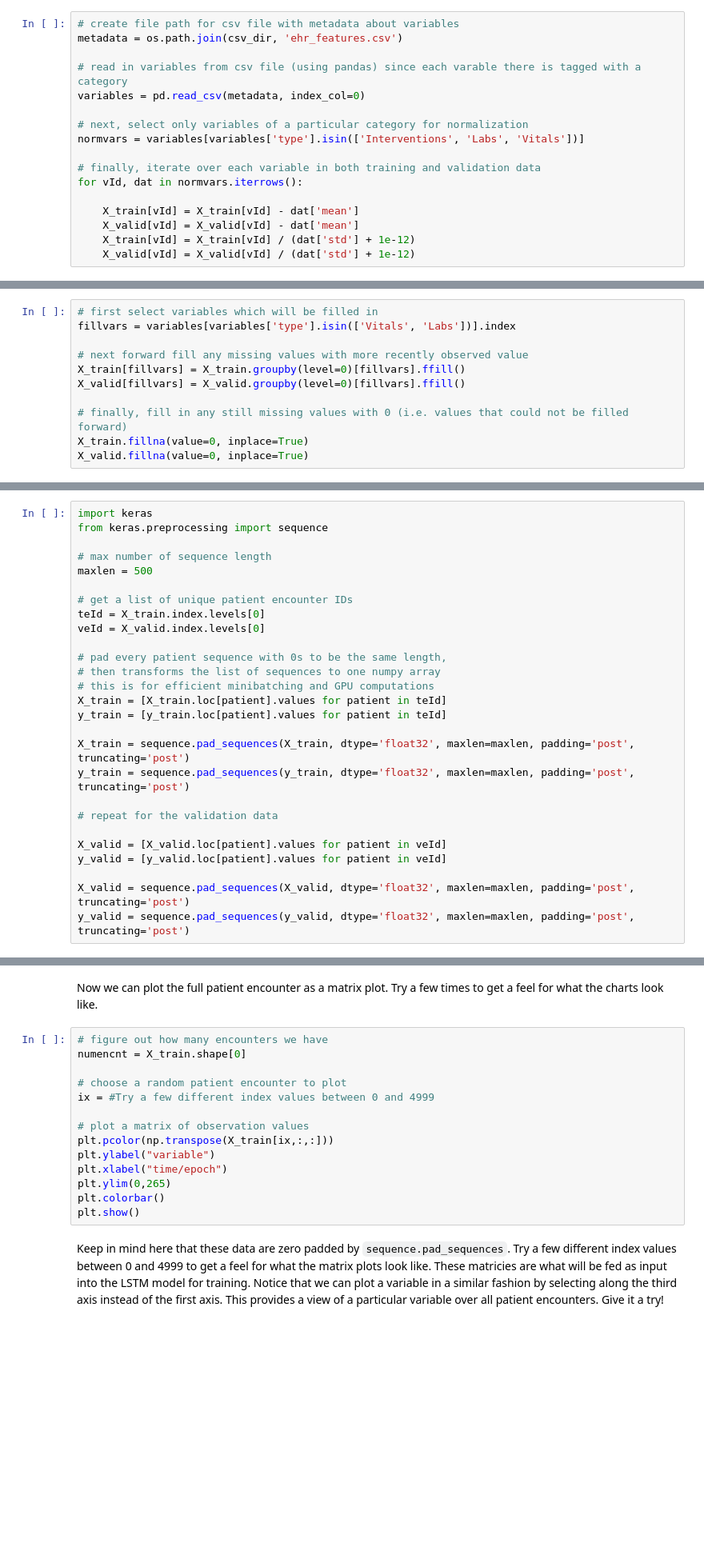
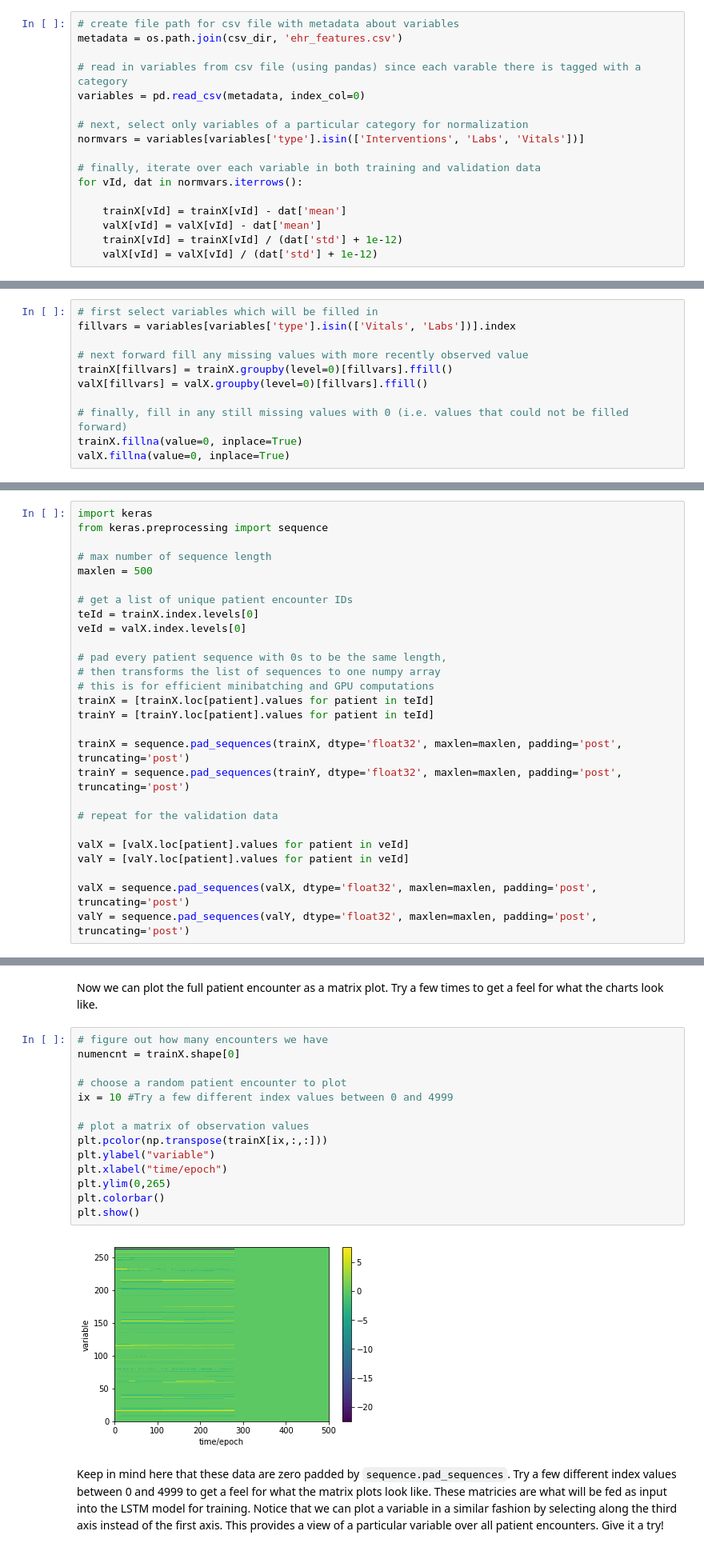
Before and after one commit to apolanco3225/Modelling-Time-Series-EHR, a Jupyter notebook: Modeling Time Series Data with Recurrent Neural Networks in Keras.ipynb, the cells around one changed output, grey strips where cells are left out. Shown at 80% size. Saved outputs shown, nothing was run; the diff lists cells and outputs as text; blank space fills up the shorter version.

````diff
--- a/Modeling Time Series Data with Recurrent Neural Networks in Keras.ipynb
+++ b/Modeling Time Series Data with Recurrent Neural Networks in Keras.ipynb
@@ -245,10 +239,10 @@ normvars = variables[variables['type'].isin(['Interventions', 'Labs', 'Vitals'])
 # finally, iterate over each variable in both training and validation data
 for vId, dat in normvars.iterrows():
 
-    X_train[vId] = X_train[vId] - dat['mean']
-    X_valid[vId] = X_valid[vId] - dat['mean']
-    X_train[vId] = X_train[vId] / (dat['std'] + 1e-12)
-    X_valid[vId] = X_valid[vId] / (dat['std'] + 1e-12)
+    trainX[vId] = trainX[vId] - dat['mean']
+    valX[vId] = valX[vId] - dat['mean']
+    trainX[vId] = trainX[vId] / (dat['std'] + 1e-12)
+    valX[vId] = valX[vId] / (dat['std'] + 1e-12)
 # %% [markdown]
 ### Filling Data Gaps
 Finally, having normalized the data we still need to fill in all the data gaps since not every variable was observed at each epoch of the patient encounter.  Filling in the gaps of missing data is a very active area of research and there is currently no standard practice for time series analysis using deep learning.  For this tutorial, we will simply forward fill existing measurements for each patient, and fill any variable entries with no previous measurement to 0 as illustrated below.
@@ -259,12 +253,12 @@ Finally, having normalized the data we still need to fill in all the data gaps s
 fillvars = variables[variables['type'].isin(['Vitals', 'Labs'])].index
 
 # next forward fill any missing values with more recently observed value
-X_train[fillvars] = X_train.groupby(level=0)[fillvars].ffill()
-X_valid[fillvars] = X_valid.groupby(level=0)[fillvars].ffill()
+trainX[fillvars] = trainX.groupby(level=0)[fillvars].ffill()
+valX[fillvars] = valX.groupby(level=0)[fillvars].ffill()
 
 # finally, fill in any still missing values with 0 (i.e. values that could not be filled forward)
-X_train.fillna(value=0, inplace=True)
-X_valid.fillna(value=0, inplace=True)
+trainX.fillna(value=0, inplace=True)
+valX.fillna(value=0, inplace=True)
 # %% [markdown]
 Quickly, lets have a look at the "Heart rate" variable after data normalization and missing values have been filled in.
 # %%
@@ -310,22 +293,22 @@ from keras.preprocessing import sequence
 maxlen = 500
 
 # get a list of unique patient encounter IDs
-teId = X_train.index.levels[0]
-veId = X_valid.index.levels[0]
+teId = trainX.index.levels[0]
+veId = valX.index.levels[0]
 
 # pad every patient sequence with 0s to be the same length,
 # then transforms the list of sequences to one numpy array
 # this is for efficient minibatching and GPU computations
-X_train = [X_train.loc[patient].values for patient in teId]
-y_train = [y_train.loc[patient].values for patient in teId]
+trainX = [trainX.loc[patient].values for patient in teId]
+trainY = [trainY.loc[patient].values for patient in teId]
 
-X_train = sequence.pad_sequences(X_train, dtype='float32', maxlen=maxlen, padding='post', truncating='post')
-y_train = sequence.pad_sequences(y_train, dtype='float32', maxlen=maxlen, padding='post', truncating='post')
+trainX = sequence.pad_sequences(trainX, dtype='float32', maxlen=maxlen, padding='post', truncating='post')
+trainY = sequence.pad_sequences(trainY, dtype='float32', maxlen=maxlen, padding='post', truncating='post')
 
 # repeat for the validation data
 
-X_valid = [X_valid.loc[patient].values for patient in veId]
-y_valid = [y_valid.loc[patient].values for patient in veId]
+valX = [valX.loc[patient].values for patient in veId]
+valY = [valY.loc[patient].values for patient in veId]
 
-X_valid = sequence.pad_sequences(X_valid, dtype='float32', maxlen=maxlen, padding='post', truncating='post')
-y_valid = sequence.pad_sequences(y_valid, dtype='float32', maxlen=maxlen, padding='post', truncating='post')
+valX = sequence.pad_sequences(valX, dtype='float32', maxlen=maxlen, padding='post', truncating='post')
+valY = sequence.pad_sequences(valY, dtype='float32', maxlen=maxlen, padding='post', truncating='post')
@@ -353,18 +339,20 @@ type(X_train)
 Now we can plot the full patient encounter as a matrix plot.  Try a few times to get a feel for what the charts look like.
 # %%
 # figure out how many encounters we have
-numencnt = X_train.shape[0]
+numencnt = trainX.shape[0]
 
 # choose a random patient encounter to plot
-ix = #Try a few different index values between 0 and 4999
+ix = 10 #Try a few different index values between 0 and 4999
 
 # plot a matrix of observation values
-plt.pcolor(np.transpose(X_train[ix,:,:]))
+plt.pcolor(np.transpose(trainX[ix,:,:]))
 plt.ylabel("variable")
 plt.xlabel("time/epoch")
 plt.ylim(0,265)
 plt.colorbar()
 plt.show()
+# %% [output]
+[figure, added]
 # %% [markdown]
 Keep in mind here that these data are zero padded by ```sequence.pad_sequences```.  Try a few different index values between 0 and 4999 to get a feel for what the matrix plots look like. These matricies are what will be fed as input into the LSTM model for training. Notice that we can plot a variable in a similar fashion by selecting along the third axis instead of the first axis. This provides a view of a particular variable over all patient encounters. Give it a try!
 # %% [markdown]
````
Also changed, not shown: parts of 28 cells of this notebook.
